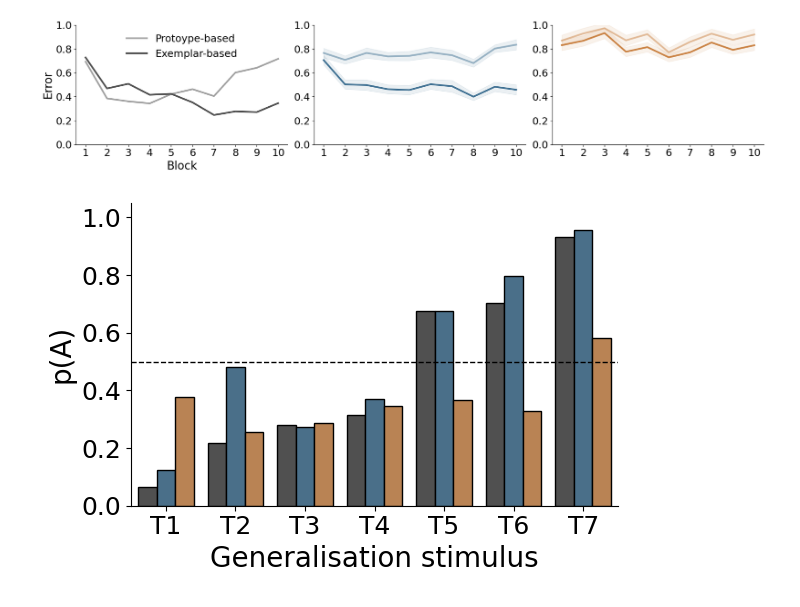
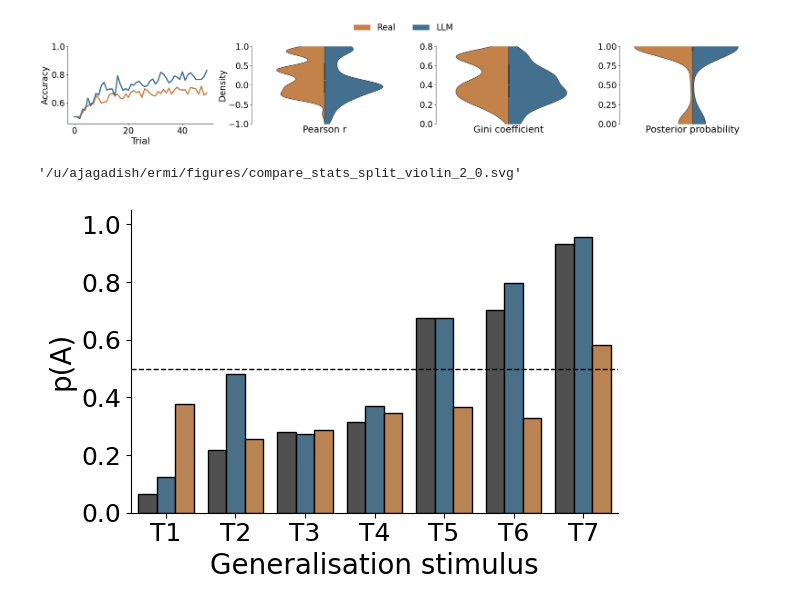
Before and after one commit to akjagadish/meta-learning-ecological-priors-from-llms, a Jupyter notebook: categorisation/figures.ipynb, the cells around one changed output. Cells and saved outputs as stored; diff of their text form; code cells hidden in the pictures.

```diff
--- a/categorisation/figures.ipynb
+++ b/categorisation/figures.ipynb
@@ -376,37 +215,38 @@ def model_simulations_shepard1961(plot='main', num_blocks=15, tasks=np.arange(1,
 # model_simulations_shepard1961('main')
 # # model_simulations_shepard1961('supplementary')
 # model_comparison_badham2017()
-model_simulations_smith1998('main')
+# model_simulations_smith1998('main')
 # # model_simulations_smith1998('supplementary')
 # model_comparison_devraj2022()
 # model_comparison_johanssen2002('main')
 # # model_comparison_johanssen2002('supplementary')
 # # plot_frequency_tasklabels('claude_generated_tasklabels_paramsNA_dim3_tasks23421_pversion5', feature_names=False, pairs=False)
 # # plot_frequency_tasklabels('claude_generated_tasklabels_paramsNA_dim3_tasks23421_pversion5', feature_names=True, pairs=False)
 # # plot_frequency_tasklabels('claude_generated_tasklabels_paramsNA_dim4_tasks20690_pversion5', feature_names=False, pairs=False)
 # # plot_frequency_tasklabels('claude_generated_tasklabels_paramsNA_dim4_tasks20690_pversion5', feature_names=True, pairs=False)
 # # plot_frequency_tasklabels('claude_generated_tasklabels_paramsNA_dim6_tasks13693_pversion5', feature_names=False, pairs=False)
 # # plot_frequency_tasklabels('claude_generated_tasklabels_paramsNA_dim6_tasks13693_pversion5', feature_names=True, pairs=False)
 
 # # # rebuttals
 # # model_simulations_shepard1961(num_blocks=6)
 # # model_simulations_shepard1961('supplementary', num_blocks=6)
-# compare_data_statistics([2,0])
+compare_data_statistics([2,0])
 # # compare_data_statistics([2,1])
 # # compare_data_statistics([2,3])
 # # model_simulations_shepard1961('rebuttals', num_blocks=6)
 # # compare_inputfeatures([2, 0,])
 # # compare_inputfeatures([2, 0, 1, 3])
 # # compare_stats_across_models([2, 0, 1, 3], feature='input_features')
 # # compare_stats_across_models([2, 0, 1, 3], feature='input_correlation')
 # # compare_stats_across_models([2, 0, 1, 3], feature='gini_coefficient')
 # # compare_stats_across_models([2, 0, 1, 3], feature='posterior_logprob')
 # # compare_stats_across_models([2, 0, 1, 3], feature='performance')
 # # #slides
 # # compare_stats_across_models([2, 0, 1], feature='input_features')
 # # compare_stats_across_models([2, 0, 1], feature='input_correlation')
 # # compare_stats_across_models([2, 0, 1], feature='gini_coefficient')
 # # compare_stats_across_models([2, 0, 1], feature='posterior_logprob')
 # # compare_stats_across_models([2, 0, 1], feature='performance')
 # %% [output]
-[figure, old version]
+[figure, new version]
+'/u/ajagadish/ermi/figures/compare_stats_split_violin_2_0.svg'
```
Also changed, not shown: parts of 4 cells of this notebook.
